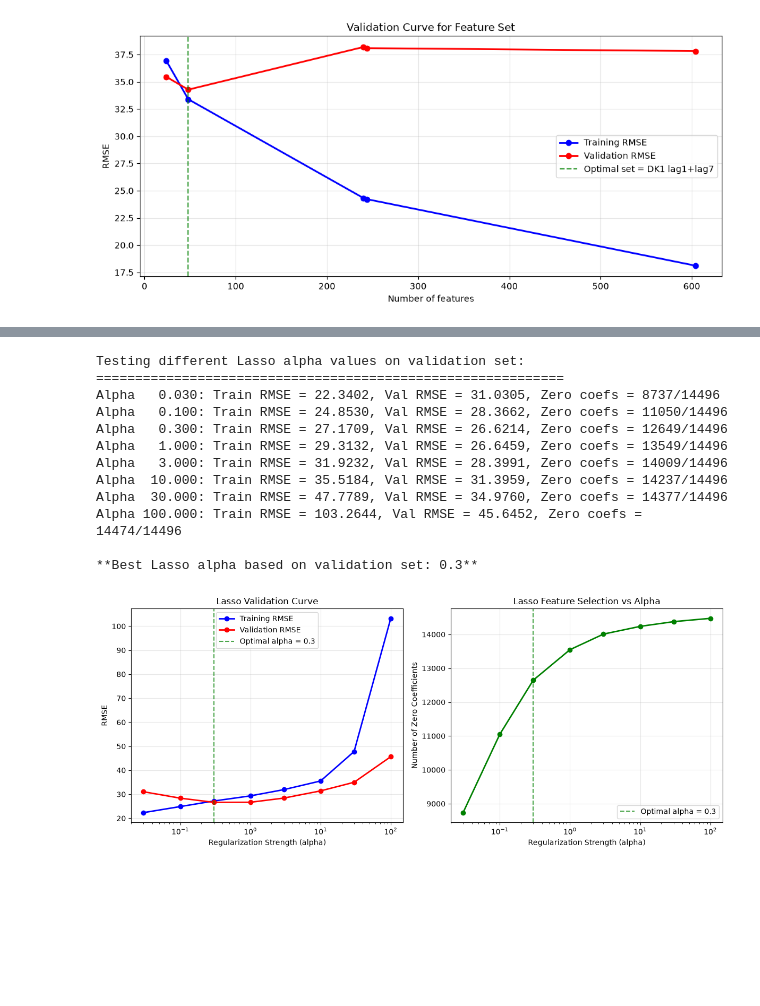
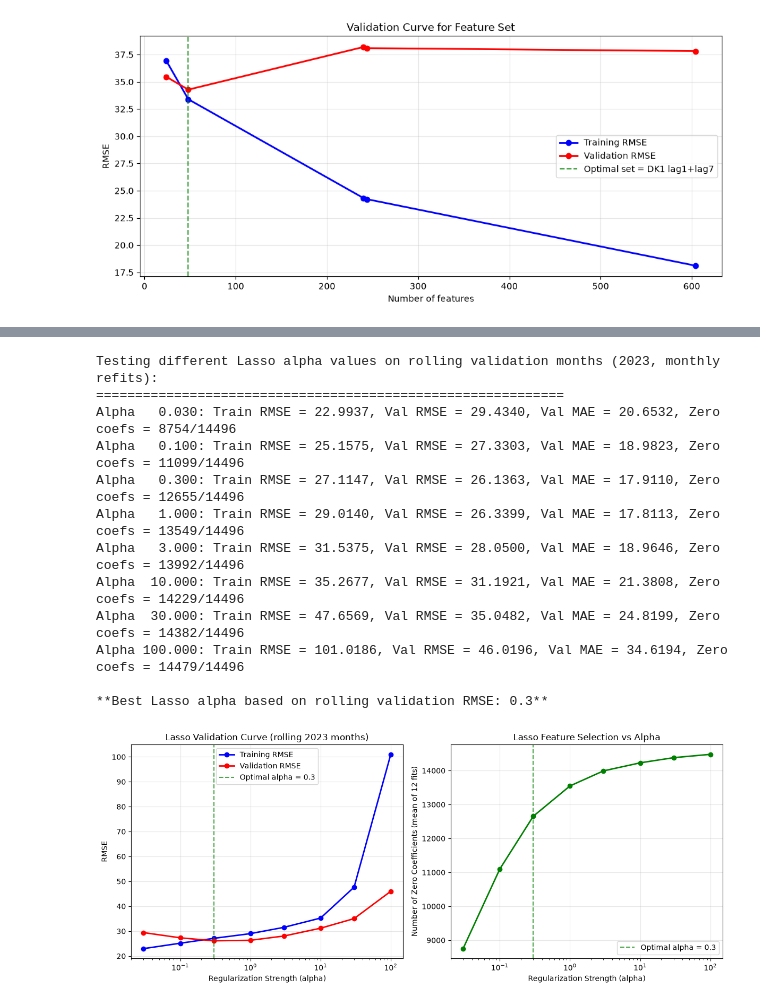
Before and after one commit to ougasta2/CT4DP, a Jupyter notebook: team/a-lasso/lasso.ipynb, the cells around one changed output, grey strips where cells are left out. Cells and saved outputs as stored; diff of their text form; code cells hidden in the pictures; blank space fills up the shorter version.

Commit message:
A: choose alpha on rolling 2023 validation months, add convergence check

```diff
--- a/team/a-lasso/lasso.ipynb
+++ b/team/a-lasso/lasso.ipynb
@@ -253,80 +257,93 @@ visualize the results. Compare test error with the unregularized linear regressi
 retained, especially lagged prices from Germany and other neighbouring markets.
 # %%
 from sklearn.linear_model import Lasso
-from sklearn.metrics import mean_squared_error
+from sklearn.metrics import mean_squared_error, mean_absolute_error
 from math import sqrt
 
-# **LASSO HYPERPARAMETER TUNING**
+# **LASSO HYPERPARAMETER TUNING** (rolling validation months)
 # Test different alpha values to find the optimal regularization strength
 # (alpha=0.03 is the team starter; alpha=0 would be the unregularized model of Part 2)
 alphas_lasso = [0.03, 0.1, 0.3, 1, 3, 10, 30, 100]
+val_months = pd.date_range('2023-01-01', '2024-01-01', freq='MS', inclusive='left')
 lasso_train_errors = []
 lasso_val_errors = []
+lasso_val_mae = []
 zero_counts = []
 
-print("Testing different Lasso alpha values on validation set:")
+print("Testing different Lasso alpha values on rolling validation months (2023, monthly refits):")
 print("=" * 60)
 
 for alpha in alphas_lasso:
-    lasso = Lasso(alpha=alpha, max_iter=int(1e4))
-    lasso.fit(x_train_s, y_train)
+    val_preds, train_rmses, zeros = [], [], []
+    for month in val_months:
+        fit_days = features.index < month                                   # all earlier days
+        month_days = (features.index >= month) & (features.index < month + pd.offsets.MonthBegin(1))
 
-    y_train_pred = lasso.predict(x_train_s)
-    y_val_pred = lasso.predict(x_val_s)
+        scaler_m = StandardScaler()
+        x_fit = scaler_m.fit_transform(features[fit_days])
+        lasso = Lasso(alpha=alpha, max_iter=int(1e4))
+        lasso.fit(x_fit, targets[fit_days])
 
-    train_rmse_a = sqrt(mean_squared_error(y_train, y_train_pred))
+        train_rmses.append(sqrt(mean_squared_error(targets[fit_days], lasso.predict(x_fit))))
+        val_preds.append(pd.DataFrame(lasso.predict(scaler_m.transform(features[month_days])),
+                                      index=features.index[month_days], columns=targets.columns))
+        zeros.append(np.sum(lasso.coef_ == 0))
+
+    y_val_pred = pd.concat(val_preds)
+    train_rmse_a = np.mean(train_rmses)
     val_rmse_a = sqrt(mean_squared_error(y_val, y_val_pred))
 
     lasso_train_errors.append(train_rmse_a)
     lasso_val_errors.append(val_rmse_a)
+    lasso_val_mae.append(mean_absolute_error(y_val, y_val_pred))
 
-    # Count zero coefficients for feature selection analysis
-    zero_coefs = np.sum(lasso.coef_ == 0)
+    # Count zero coefficients for feature selection analysis (mean over the 12 monthly fits)
+    zero_coefs = np.mean(zeros)
     total_coefs = lasso.coef_.size
     zero_counts.append(zero_coefs)
 
     print(f"Alpha {alpha:7.3f}: Train RMSE = {train_rmse_a:.4f}, Val RMSE = {val_rmse_a:.4f}, "
-          f"Zero coefs = {zero_coefs}/{total_coefs}")
+          f"Val MAE = {lasso_val_mae[-1]:.4f}, Zero coefs = {zero_coefs:.0f}/{total_coefs}")
 
 # Find optimal alpha
 optimal_alpha_lasso_idx = np.argmin(lasso_val_errors)
 optimal_alpha_lasso = alphas_lasso[optimal_alpha_lasso_idx]
-print(f"\n**Best Lasso alpha based on validation set: {optimal_alpha_lasso}**")
+print(f"\n**Best Lasso alpha based on rolling validation RMSE: {optimal_alpha_lasso}**")
 
 # Plot Lasso validation curve
 plt.figure(figsize=(12, 5))
 plt.subplot(1, 2, 1)
 plt.semilogx(alphas_lasso, lasso_train_errors, 'bo-', label='Training RMSE', linewidth=2)
 plt.semilogx(alphas_lasso, lasso_val_errors, 'ro-', label='Validation RMSE', linewidth=2)
 plt.axvline(x=optimal_alpha_lasso, color='green', linestyle='--', alpha=0.7, label=f'Optimal alpha = {optimal_alpha_lasso}')
 plt.xlabel('Regularization Strength (alpha)')
 plt.ylabel('RMSE')
-plt.title('Lasso Validation Curve')
+plt.title('Lasso Validation Curve (rolling 2023 months)')
 plt.legend()
 plt.grid(True, alpha=0.3)
 
 # Plot feature selection analysis (zero counts were recorded in the loop above)
 plt.subplot(1, 2, 2)
 plt.semilogx(alphas_lasso, zero_counts, 'go-', linewidth=2, markersize=6)
 plt.axvline(x=optimal_alpha_lasso, color='green', linestyle='--', alpha=0.7, label=f'Optimal alpha = {optimal_alpha_lasso}')
 plt.xlabel('Regularization Strength (alpha)')
-plt.ylabel('Number of Zero Coefficients')
+plt.ylabel('Number of Zero Coefficients (mean of 12 fits)')
 plt.title('Lasso Feature Selection vs Alpha')
 plt.legend()
 plt.grid(True, alpha=0.3)
 plt.tight_layout()
 plt.show()
 # %% [output]
-Testing different Lasso alpha values on validation set:
+Testing different Lasso alpha values on rolling validation months (2023, monthly refits):
 ============================================================
-Alpha   0.030: Train RMSE = 22.3402, Val RMSE = 31.0305, Zero coefs = 8737/14496
-Alpha   0.100: Train RMSE = 24.8530, Val RMSE = 28.3662, Zero coefs = 11050/14496
-Alpha   0.300: Train RMSE = 27.1709, Val RMSE = 26.6214, Zero coefs = 12649/14496
-Alpha   1.000: Train RMSE = 29.3132, Val RMSE = 26.6459, Zero coefs = 13549/14496
-Alpha   3.000: Train RMSE = 31.9232, Val RMSE = 28.3991, Zero coefs = 14009/14496
-Alpha  10.000: Train RMSE = 35.5184, Val RMSE = 31.3959, Zero coefs = 14237/14496
-Alpha  30.000: Train RMSE = 47.7789, Val RMSE = 34.9760, Zero coefs = 14377/14496
-Alpha 100.000: Train RMSE = 103.2644, Val RMSE = 45.6452, Zero coefs = 14474/14496
+Alpha   0.030: Train RMSE = 22.9937, Val RMSE = 29.4340, Val MAE = 20.6532, Zero coefs = 8754/14496
+Alpha   0.100: Train RMSE = 25.1575, Val RMSE = 27.3303, Val MAE = 18.9823, Zero coefs = 11099/14496
+Alpha   0.300: Train RMSE = 27.1147, Val RMSE = 26.1363, Val MAE = 17.9110, Zero coefs = 12655/14496
+Alpha   1.000: Train RMSE = 29.0140, Val RMSE = 26.3399, Val MAE = 17.8113, Zero coefs = 13549/14496
+Alpha   3.000: Train RMSE = 31.5375, Val RMSE = 28.0500, Val MAE = 18.9646, Zero coefs = 13992/14496
+Alpha  10.000: Train RMSE = 35.2677, Val RMSE = 31.1921, Val MAE = 21.3808, Zero coefs = 14229/14496
+Alpha  30.000: Train RMSE = 47.6569, Val RMSE = 35.0482, Val MAE = 24.8199, Zero coefs = 14382/14496
+Alpha 100.000: Train RMSE = 101.0186, Val RMSE = 46.0196, Val MAE = 34.6194, Zero coefs = 14479/14496
 
-**Best Lasso alpha based on validation set: 0.3**
+**Best Lasso alpha based on rolling validation RMSE: 0.3**
-[figure, old version]
+[figure, new version]
```
Also changed, not shown: parts of 17 cells of this notebook, 2 other files.
